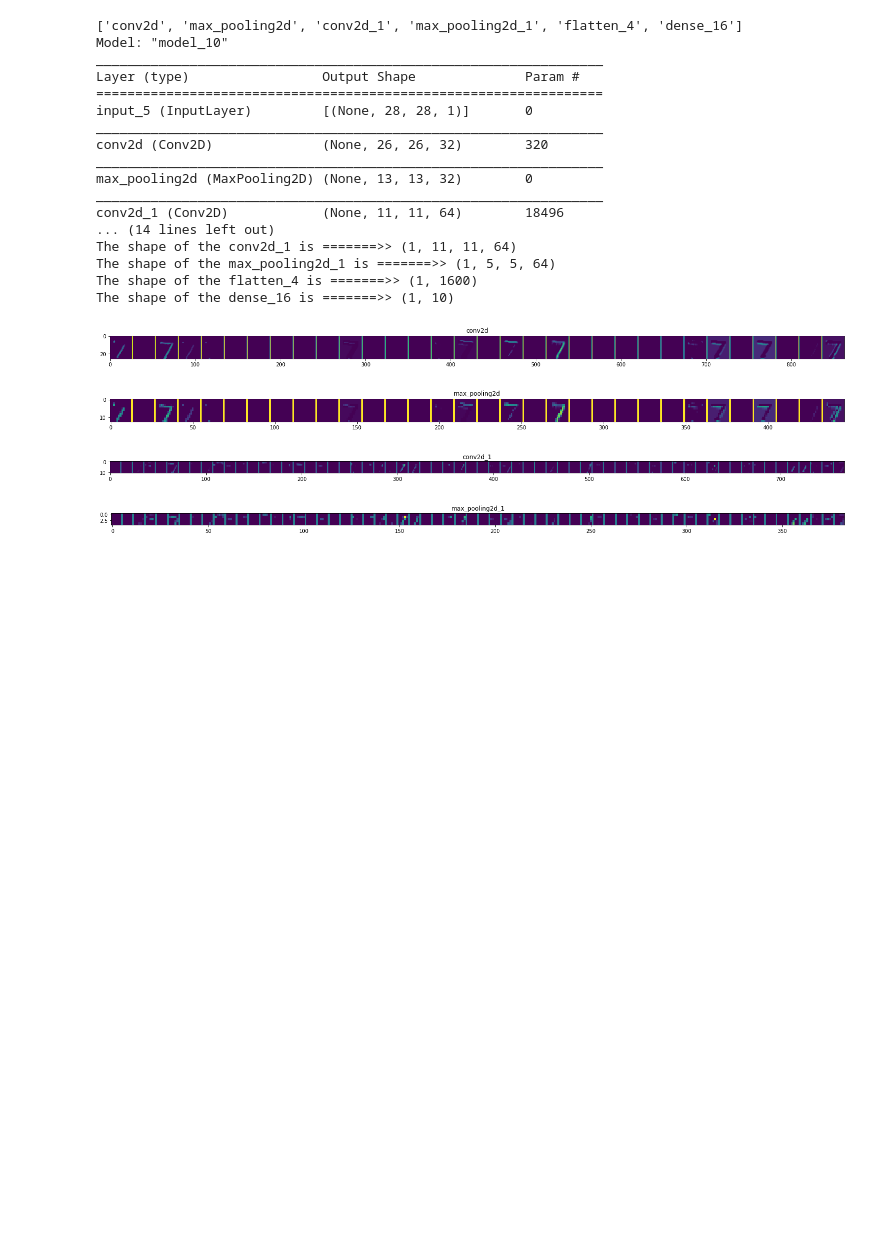
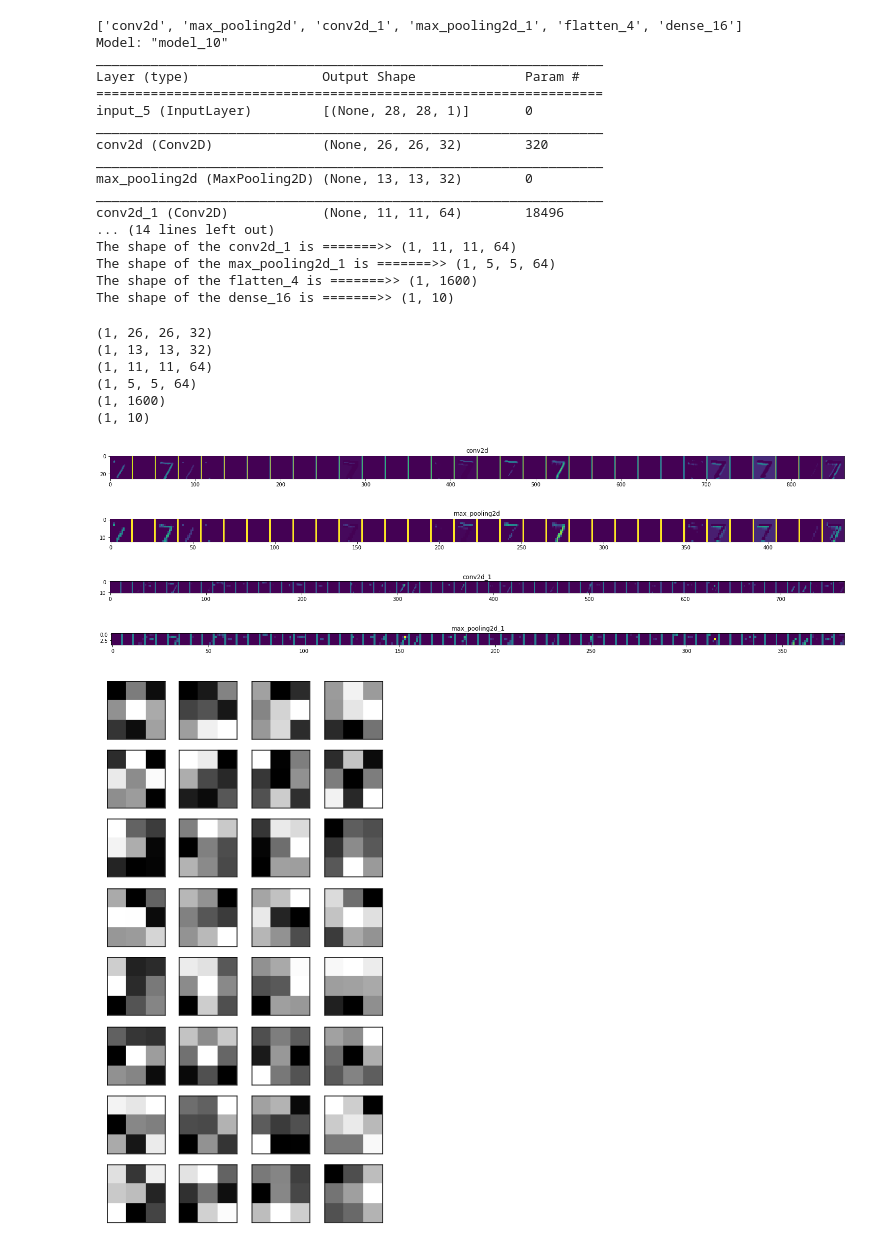
Before and after one commit to tkilla77/3-Keras, a Jupyter notebook: keras_mnist.ipynb, the cells around one changed output. Cells and saved outputs as stored; diff of their text form; code cells hidden in the pictures; blank space fills up the shorter version.

```diff
--- a/keras_mnist.ipynb
+++ b/keras_mnist.ipynb
@@ -475,6 +475,7 @@ feature_map = feature_maps[0]
 
 for layer_name, feature_map in zip(layer_names, feature_maps):
 	shape = feature_map.shape
+	print(shape)
 	if (len(shape) != 4):
 		# skip non-conv layers
 		continue
@@ -485,7 +486,6 @@ for layer_name, feature_map in zip(layer_names, feature_maps):
 	border = 1
 	placement = size + border
 	grid = np.ones((size, feature_count * placement - border))
-
 	for feature in range(feature_count):
 		image = feature_map[0, :, :, feature]
 		grid[:, feature * placement: (feature + 1) * placement - border] = image
@@ -498,7 +498,38 @@ for layer_name, feature_map in zip(layer_names, feature_maps):
 	pyplot.tick_params()
 	pyplot.imshow(grid, aspect="auto", cmap="viridis")
 # %% [output]
+(1, 26, 26, 32)
+(1, 13, 13, 32)
+(1, 11, 11, 64)
+(1, 5, 5, 64)
+(1, 1600)
+(1, 10)
 [figure]
 [figure]
 [figure]
 [figure]
+# %%
+# retrieve weights from the second hidden layer
+filters , bias = model3.layers[2].get_weights()
+# normalize filter values to 0-1 so we can visualize them
+f_min, f_max = filters.min(), filters.max()
+filters = (filters - f_min) / (f_max - f_min)
+
+n_filters = 32
+ix=1
+fig = pyplot.figure(figsize=(5,10))
+for i in range(n_filters):
+    # get the weights for each kernel
+    # the third dimension are the color spaces, we have only 1 gray scale
+    f = filters[:,:,0,i]
+    # subplot for 6 filters and 3 channels
+    cols = 4
+    ax = pyplot.subplot(n_filters // cols,cols,ix)
+    pyplot.imshow(f[:,:] ,cmap='gray')
+    ax.set_xticks([])
+    ax.set_yticks([])
+    ix+=1
+#plot the filters
+pyplot.show()
+# %% [output]
+[figure, added]
```
Also changed, not shown: parts of 1 cell of this notebook.
